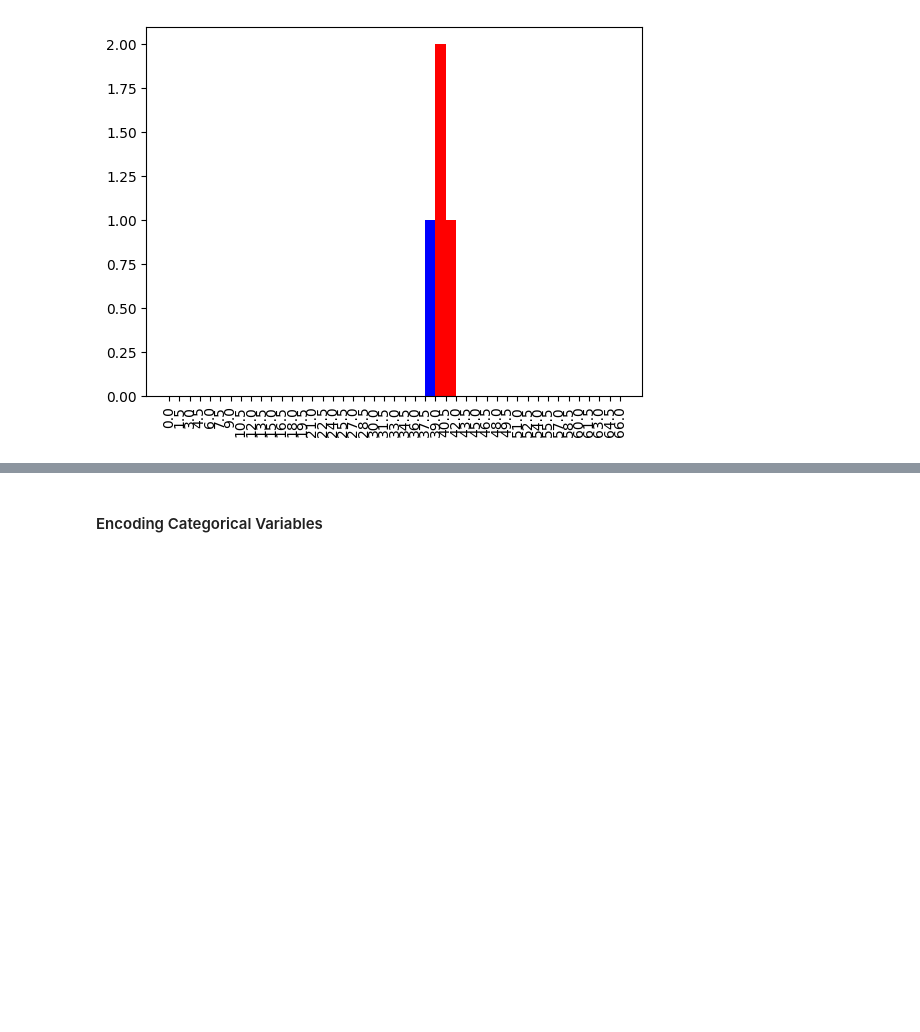
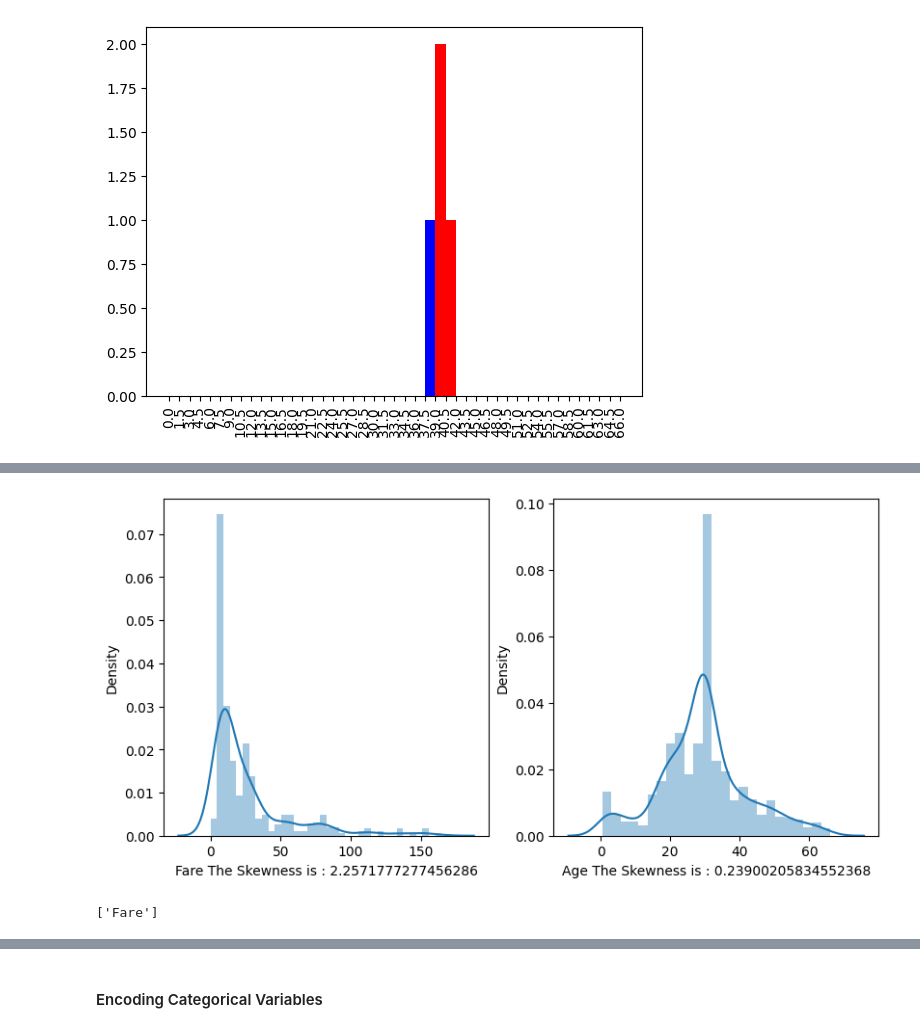
Before and after one commit to mazensafty7/Titanic-Prediction, a Jupyter notebook: Titanic_Prediction.ipynb, the cells around one changed output, grey strips where cells are left out. Cells and saved outputs as stored; diff of their text form; code cells hidden in the pictures; blank space fills up the shorter version.

```diff
--- a/Titanic_Prediction.ipynb
+++ b/Titanic_Prediction.ipynb
@@ -412,0 +411,3 @@ plt.xticks(bins);
+# %%
+numeric_data = titanic_data[["Fare" , "Age"]]
+numeric_data
@@ -412,0 +428,21 @@ plt.xticks(bins);
+# %%
+import warnings
+warnings.filterwarnings("ignore")
+
+plt.figure(figsize = [20 , 10])
+
+for i in range(len(numeric_data.columns)):
+    plt.subplot(2 , 4 , i + 1)
+    sns.distplot(numeric_data[numeric_data.columns[i]])
+    skewness = numeric_data[numeric_data.columns[i]].skew()
+    plt.xlabel(numeric_data.columns[i] + " The Skewness is : " + str(skewness));
+# %% [output]
+[figure, added]
+# %%
+high_skew = []
+for i in range(len(numeric_data.columns)):
+    if abs(numeric_data[numeric_data.columns[i]].skew()) > 1:
+        high_skew.append(numeric_data.columns[i])
+high_skew
+# %% [output]
+['Fare']
```
Also changed, not shown: parts of 69 cells of this notebook.
